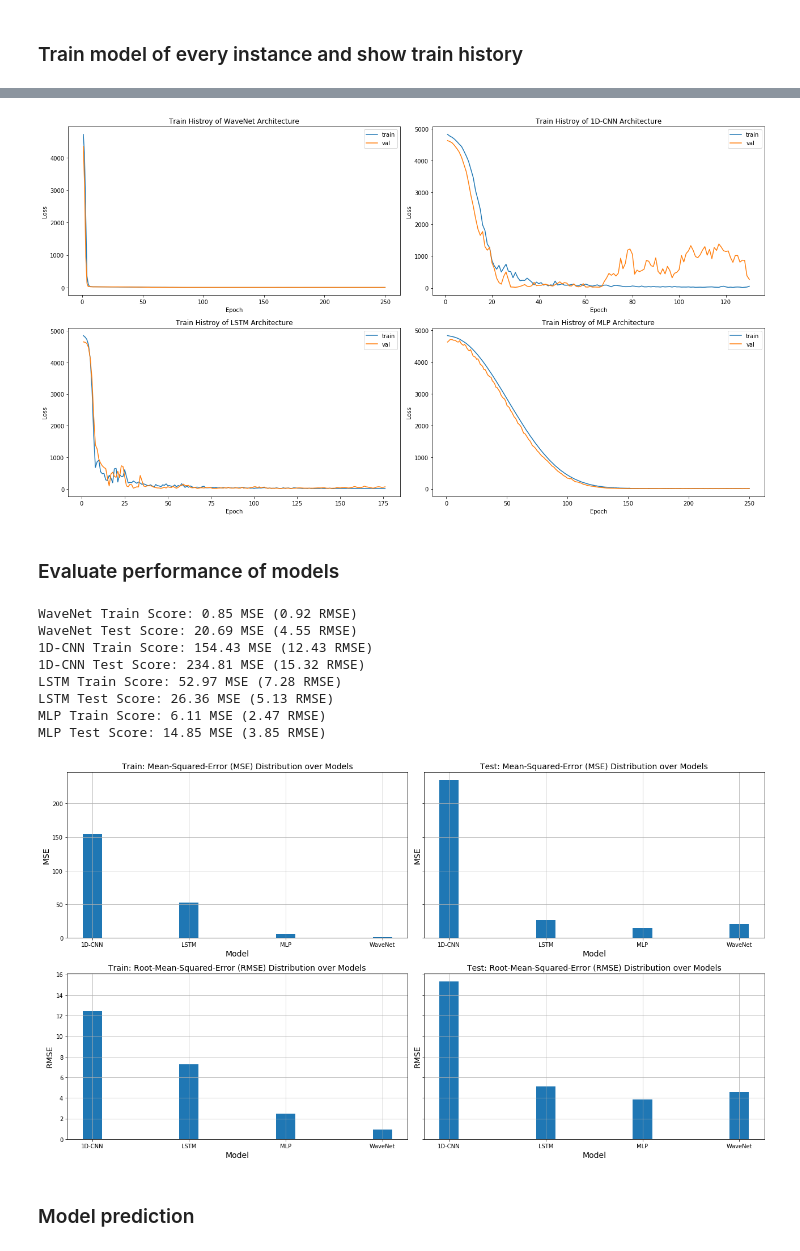
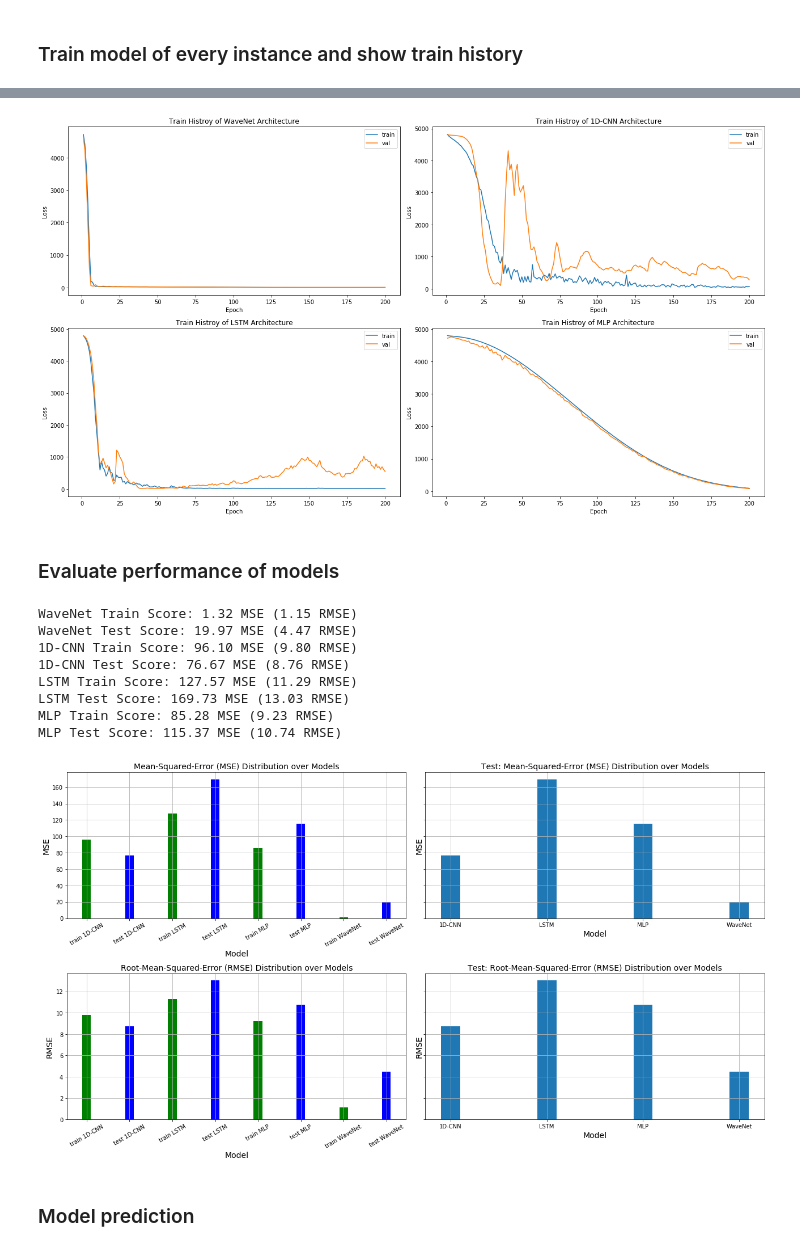
Before and after one commit to hannesk95/AMI, a Jupyter notebook: models/TimeSeriesForecasting/WaveNet_1D-CNN_LSTM_MLP.ipynb, the cells around one changed output, grey strips where cells are left out. Cells and saved outputs as stored; diff of their text form; code cells hidden in the pictures.

```diff
--- a/models/TimeSeriesForecasting/WaveNet_1D-CNN_LSTM_MLP.ipynb
+++ b/models/TimeSeriesForecasting/WaveNet_1D-CNN_LSTM_MLP.ipynb
@@ -85,12 +87,10 @@ Input data starts at: 01/2011 and ends at: 03/2020
 ### Read in target data (emissions) - y
 # %%
 emission_data = pd.read_csv('../../data/greenhouse_emissions/oeko-institut_sektorale_abgrenzung_treibhausgasemissionen_daten_sektor_monthly.csv')
-print(emission_data.head())
 emission_data = emission_data['Total_CO2_Emission'].values
 emission_data = emission_data.astype('float64')
-print(emission_data.shape)
 
 # Take only the emissions on which we have indicators
-emission_data = emission_data[len(emission_data)-feature_data.shape[0]:]
-print(f"Shape output data (emissions): {emission_data.shape}")
+emission_data = emission_data[21*12:31*12-9] # from: 01/2011 - until: 03/2020
+print(f"Shape output data (samples, emission): {emission_data.shape}")
 # %% [output]
@@ -140,9 +126,12 @@ def prepare_data(input_data, output_data, look_back=1, horizon=1, shuffle=False,
         raise ValueError('scaler variable has to be either \'Standard\' or \'MinMax\'!')
 
     # Apply 'windowing' to data
-    for i in range(len(input_data)-look_back-horizon):
-        dataX.append(input_data[i:(i+look_back)])
-        dataY.append(output_data[(i+look_back):(i+look_back+horizon)])
+    #for i in range(len(input_data)-look_back-horizon):
+        #dataX.append(input_data[i:(i+look_back)])
+        #dataY.append(output_data[(i+look_back):(i+look_back+horizon)])
+    for i in range(len(input_data)-look_back+1):
+        dataX.append(input_data[i:(i+look_back), :])
+        dataY.append(emission_data[i+look_back:i+look_back+horizon])
 
     # Shuffle data
     if shuffle is True:
@@ -365,11 +355,11 @@ mlp = create_mlp(look_back, horizon, plot_summary=False)
 ### Train model of every instance and show train history
 # %%
 # define callbacks
-es = EarlyStopping(monitor='val_loss', mode='min', verbose=1, patience=100, restore_best_weights=True)
+es = EarlyStopping(monitor='val_loss', mode='min', verbose=1, patience=999, restore_best_weights=True)
 
 # train models
-history_wavenet = wavenet.fit(X_train, y_train, validation_split=0.2, epochs=250, batch_size=4, verbose=1, callbacks=[es])
-history_cnn1D = cnn1D.fit(X_train, y_train, validation_split=0.2, epochs=250, batch_size=4, verbose=1, callbacks=[es])
-history_lstm = lstm.fit(X_train, y_train, validation_split=0.2, epochs=250, batch_size=4, verbose=1, callbacks=[es])
-history_mlp = mlp.fit(X_train, y_train, validation_split=0.2, epochs=250, batch_size=4, verbose=1, callbacks=[es])
+history_wavenet = wavenet.fit(X_train, y_train, validation_split=0.2, epochs=200, batch_size=8, verbose=1, callbacks=[es])
+history_cnn1D = cnn1D.fit(X_train, y_train, validation_split=0.2, epochs=200, batch_size=8, verbose=1, callbacks=[es])
+history_lstm = lstm.fit(X_train, y_train, validation_split=0.2, epochs=200, batch_size=8, verbose=1, callbacks=[es])
+history_mlp = mlp.fit(X_train, y_train, validation_split=0.2, epochs=200, batch_size=8, verbose=1, callbacks=[es])
 # %% [output]
@@ -399,7 +389,7 @@ plot_model_history(history_lstm, ax = ax[1,0], plttitle='Train Histroy of LSTM A
 plot_model_history(history_mlp, ax = ax[1,1], plttitle='Train Histroy of MLP Architecture')
 plt.tight_layout()
 # %% [output]
-[figure, old version]
+[figure, new version]
 # %% [markdown]
 ### Evaluate performance of models
 # %%
@@ -429,49 +419,49 @@ print('MLP Test Score: %.2f MSE (%.2f RMSE)' % (testScore_mlp[0], math.sqrt(test
 
 # Plot Errorbars (MSE & RMSE) for train and test
 fig, ax = plt.subplots(2, 2, figsize=(18,10), sharey='row')
 
-ax[0,0].bar([1,2,3,4], [trainScore_cnn1D[0], trainScore_lstm[0], trainScore_mlp[0], trainScore_wavenet[0]], width=0.2)
-ax[0,0].set_title('Train: Mean-Squared-Error (MSE) Distribution over Models', fontsize=14)
+ax[0,0].bar([1,2,3,4,5,6,7,8], [trainScore_cnn1D[0], testScore_cnn1D[0], trainScore_lstm[0], testScore_lstm[0], trainScore_mlp[0], testScore_mlp[0], trainScore_wavenet[0], testScore_wavenet[0]], width=0.2, color=['green', 'blue', 'green', 'blue', 'green', 'blue', 'green', 'blue'])
+ax[0,0].set_title('Mean-Squared-Error (MSE) Distribution over Models', fontsize=14)
 ax[0,0].set_xlabel('Model', fontsize=14)
 ax[0,0].set_ylabel('MSE', fontsize=14)
-ax[0,0].set_xticks(np.arange(1,5))
-ax[0,0].set_xticklabels(['1D-CNN', 'LSTM', 'MLP', 'WaveNet'])
+ax[0,0].set_xticks(np.arange(1,9))
+ax[0,0].set_xticklabels(['train 1D-CNN', 'test 1D-CNN', 'train LSTM', 'test LSTM', 'train MLP', 'test MLP', 'train WaveNet', 'test WaveNet'], rotation=30)
 ax[0,0].grid()
 
-ax[1,0].bar([1,2,3,4], [math.sqrt(trainScore_cnn1D[0]), math.sqrt(trainScore_lstm[0]), math.sqrt(trainScore_mlp[0]), math.sqrt(trainScore_wavenet[0])], width=0.2)
-ax[1,0].set_title('Train: Root-Mean-Squared-Error (RMSE) Distribution over Models', fontsize=14)
+ax[1,0].bar([1,2,3,4,5,6,7,8], [math.sqrt(trainScore_cnn1D[0]), math.sqrt(testScore_cnn1D[0]), math.sqrt(trainScore_lstm[0]), math.sqrt(testScore_lstm[0]), math.sqrt(trainScore_mlp[0]), math.sqrt(testScore_mlp[0]), math.sqrt(trainScore_wavenet[0]), math.sqrt(testScore_wavenet[0])], width=0.2, color=['green', 'blue', 'green', 'blue', 'green', 'blue', 'green', 'blue'])
+ax[1,0].set_title('Root-Mean-Squared-Error (RMSE) Distribution over Models', fontsize=14)
 ax[1,0].set_xlabel('Model', fontsize=14)
 ax[1,0].set_ylabel('RMSE', fontsize=14)
-ax[1,0].set_xticks(np.arange(1,5))
-ax[1,0].set_xticklabels(['1D-CNN', 'LSTM', 'MLP', 'WaveNet'])
+ax[1,0].set_xticks(np.arange(1,9))
+ax[1,0].set_xticklabels(['train 1D-CNN', 'test 1D-CNN', 'train LSTM', 'test LSTM', 'train MLP', 'test MLP', 'train WaveNet', 'test WaveNet'], rotation=30)
 ax[1,0].grid()
 
 ax[0,1].bar([1,2,3,4], [testScore_cnn1D[0], testScore_lstm[0], testScore_mlp[0], testScore_wavenet[0]], width=0.2)
 ax[0,1].set_title('Test: Mean-Squared-Error (MSE) Distribution over Models', fontsize=14)
 ax[0,1].set_xlabel('Model', fontsize=14)
 ax[0,1].set_ylabel('MSE', fontsize=14)
 ax[0,1].set_xticks(np.arange(1,5))
 ax[0,1].set_xticklabels(['1D-CNN', 'LSTM', 'MLP', 'WaveNet'])
 ax[0,1].grid()
 
 ax[1,1].bar([1,2,3,4], [math.sqrt(testScore_cnn1D[0]), math.sqrt(testScore_lstm[0]), math.sqrt(testScore_mlp[0]), math.sqrt(testScore_wavenet[0])], width=0.2)
 ax[1,1].set_title('Test: Root-Mean-Squared-Error (RMSE) Distribution over Models', fontsize=14)
 ax[1,1].set_xlabel('Model', fontsize=14)
 ax[1,1].set_ylabel('RMSE', fontsize=14)
 ax[1,1].set_xticks(np.arange(1,5))
 ax[1,1].set_xticklabels(['1D-CNN', 'LSTM', 'MLP', 'WaveNet'])
 ax[1,1].grid()
 
 plt.tight_layout()
 # %% [output]
-WaveNet Train Score: 0.85 MSE (0.92 RMSE)
-WaveNet Test Score: 20.69 MSE (4.55 RMSE)
-1D-CNN Train Score: 154.43 MSE (12.43 RMSE)
-1D-CNN Test Score: 234.81 MSE (15.32 RMSE)
-LSTM Train Score: 52.97 MSE (7.28 RMSE)
-LSTM Test Score: 26.36 MSE (5.13 RMSE)
-MLP Train Score: 6.11 MSE (2.47 RMSE)
-MLP Test Score: 14.85 MSE (3.85 RMSE)
+WaveNet Train Score: 1.32 MSE (1.15 RMSE)
+WaveNet Test Score: 19.97 MSE (4.47 RMSE)
+1D-CNN Train Score: 96.10 MSE (9.80 RMSE)
+1D-CNN Test Score: 76.67 MSE (8.76 RMSE)
+LSTM Train Score: 127.57 MSE (11.29 RMSE)
+LSTM Test Score: 169.73 MSE (13.03 RMSE)
+MLP Train Score: 85.28 MSE (9.23 RMSE)
+MLP Test Score: 115.37 MSE (10.74 RMSE)
-[figure, old version]
+[figure, new version]
 # %% [markdown]
 ### Model prediction
```
Also changed, not shown: parts of 19 cells of this notebook.
